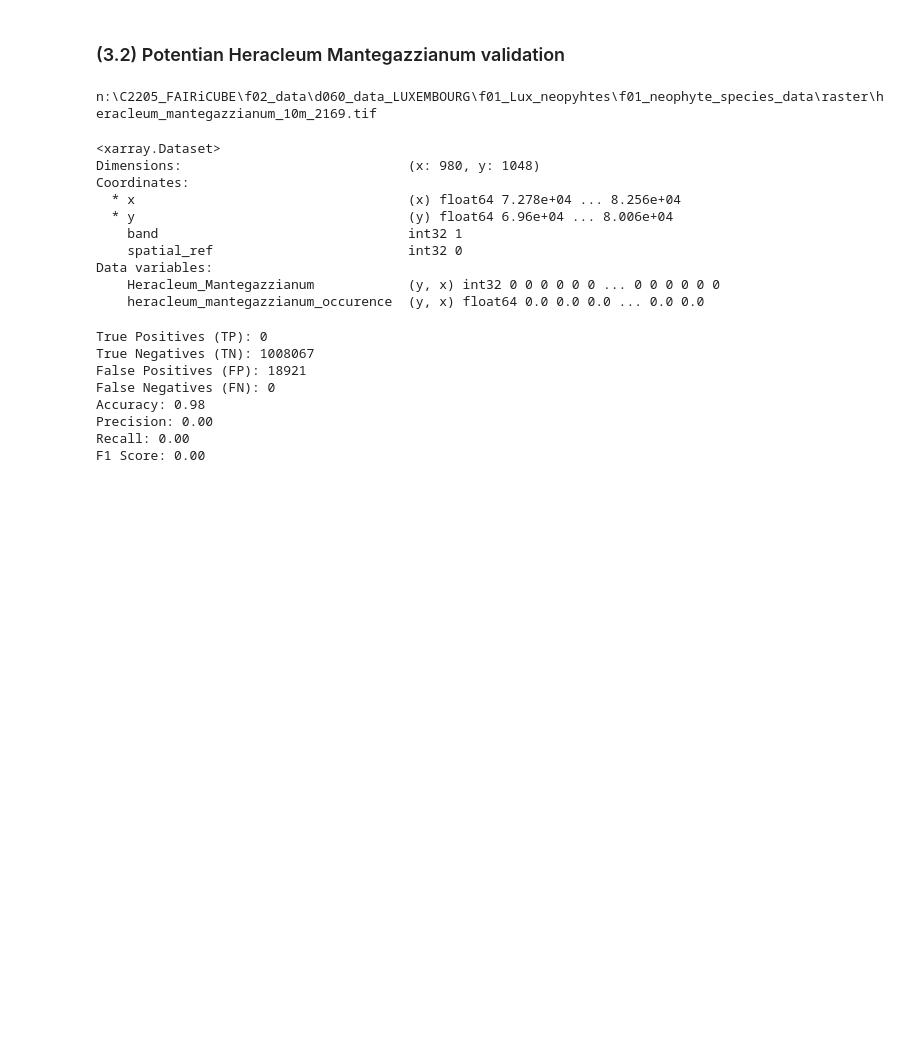
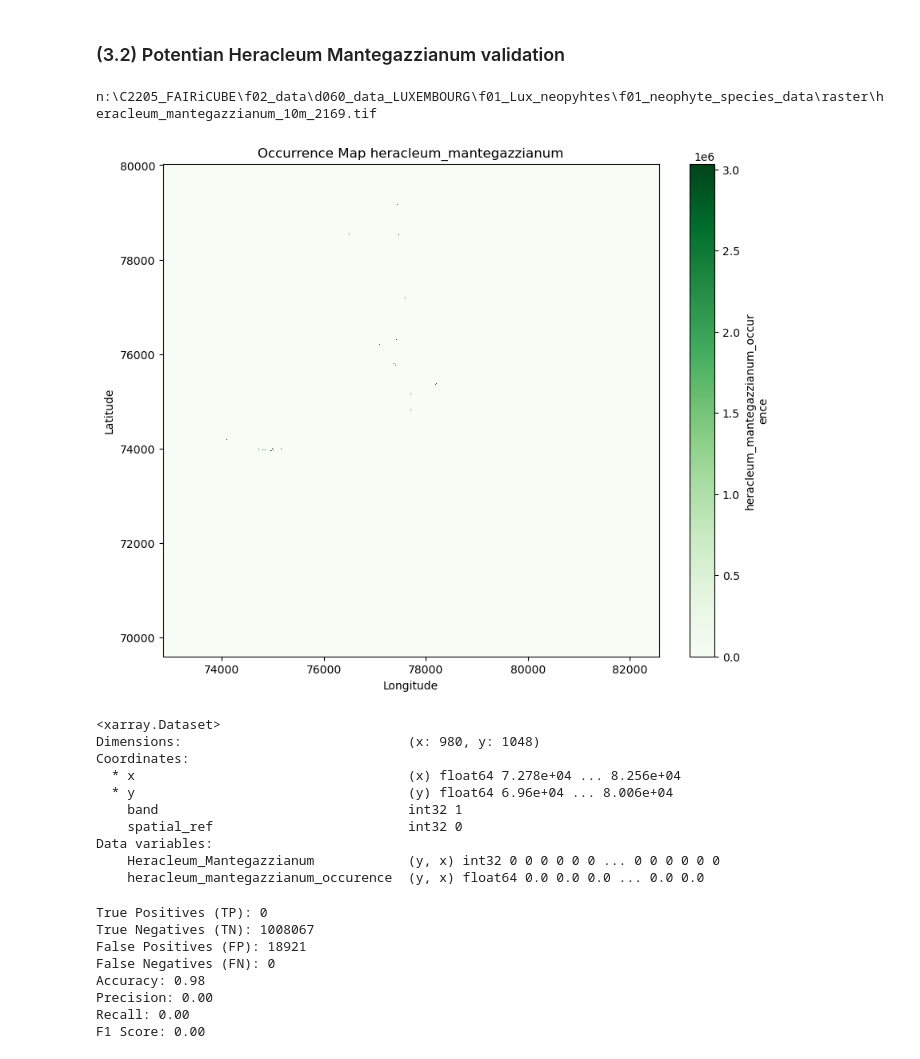
Before and after one commit to FAIRiCUBE/uc1-urban-climate, a Jupyter notebook: notebooks/dev/f07_neopythen/neopythen_ellenberg_map.ipynb, the cells around one changed output. Cells and saved outputs as stored; diff of their text form; code cells hidden in the pictures; blank space fills up the shorter version.

```diff
--- a/notebooks/dev/f07_neopythen/neopythen_ellenberg_map.ipynb
+++ b/notebooks/dev/f07_neopythen/neopythen_ellenberg_map.ipynb
@@ -1408,45 +1408,46 @@ Occurrence_cube = rxr.open_rasterio(heracleum_mantegazzianum_parameter)
 Occurrence_cube = Occurrence_cube.to_dataset(name='heracleum_mantegazzianum_occurence')
 
 
 Occurrence_cube=Occurrence_cube.squeeze()
 
 
 
 #distribtuion_cube
 
-#  # map  plot not working..... please update script here:
-#  # MAP DATA
-#  # Create a colormap that transitions smoothly from  yellow to blue
-#  plt.figure(figsize=(10, 8))
-#  #https://matplotlib.org/stable/users/explain/colors/colormaps.html
-#  Occurrence_cube['heracleum_mantegazzianum'].plot(cmap='Greens')
-#  # Add title and labels
-#  plt.title('Occurrence Map '+ 'heracleum_mantegazzianum')
-#  plt.xlabel('Longitude')
-#  plt.ylabel('Latitude')
-#  # Show the plot
-#  plt.show()
+# map  plot not working..... please update script here:
+# MAP DATA
+# Create a colormap that transitions smoothly from  yellow to blue
+plt.figure(figsize=(10, 8))
+#https://matplotlib.org/stable/users/explain/colors/colormaps.html
+Occurrence_cube['heracleum_mantegazzianum_occurence'].plot(cmap='Greens')
+# Add title and labels
+plt.title('Occurrence Map '+ 'heracleum_mantegazzianum')
+plt.xlabel('Longitude')
+plt.ylabel('Latitude')
+# Show the plot
+plt.show()
 #
 
 
 # Replace NaN values with 0 in 'heracleum_mantegazzianum_occurence'
 #Occurrence_cube['heracleum_mantegazzianum_occurence'] = Occurrence_cube['heracleum_mantegazzianum_occurence'].fillna(0)
 #pot_distribution_ds[species_name] = pot_distribution_ds[species_name].fillna(0)
 
 qc_combined_array = xr.merge(
      [pot_distribution_ds[species_name],
       Occurrence_cube['heracleum_mantegazzianum_occurence']
        ])
 
 
 
 qc_combined_array['heracleum_mantegazzianum_occurence']=qc_combined_array['heracleum_mantegazzianum_occurence'].fillna(0)
 
 
 
 qc_combined_array
 # %% [output]
 n:\C2205_FAIRiCUBE\f02_data\d060_data_LUXEMBOURG\f01_Lux_neopyhtes\f01_neophyte_species_data\raster\heracleum_mantegazzianum_10m_2169.tif
+[figure, added]
 <xarray.Dataset>
 Dimensions:                             (x: 980, y: 1048)
 Coordinates:
```
